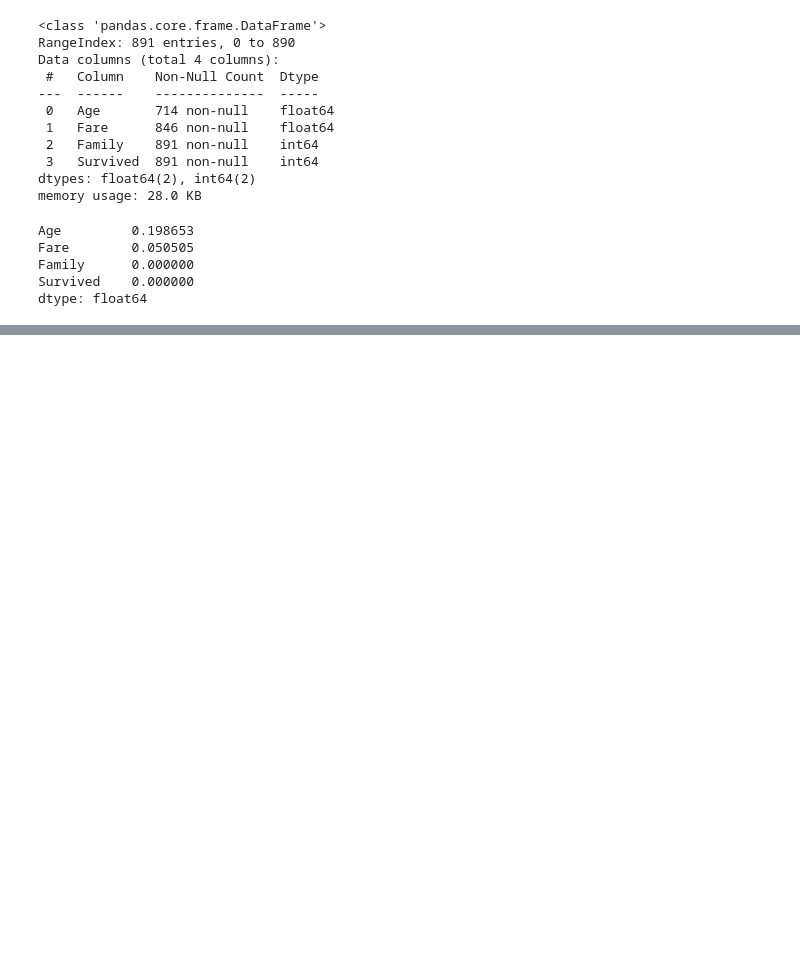
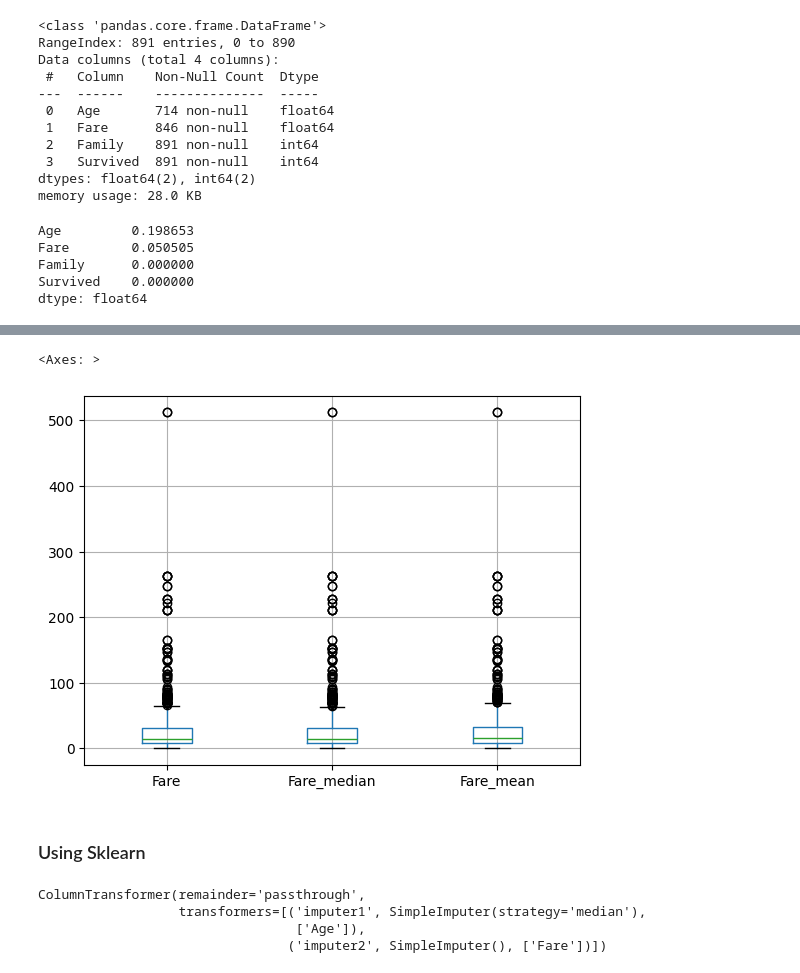
Before and after one commit to RaunakSachdeva2004/ML-100-Days, a Jupyter notebook: day36-imputing-numerical-data/mean-median-imputation.ipynb, the cells around one changed output, grey strips where cells are left out. Cells and saved outputs as stored; diff of their text form; code cells hidden in the pictures; blank space fills up the shorter version.

```diff
--- a/day36-imputing-numerical-data/mean-median-imputation.ipynb
+++ b/day36-imputing-numerical-data/mean-median-imputation.ipynb
@@ -45,0 +159,7 @@ y = df['Survived']
+# %%
+X_train[['Fare', 'Fare_median', 'Fare_mean']].boxplot()
+# %% [output]
+<Axes: >
+[figure, added]
+# %% [markdown]
+### Using Sklearn
@@ -45,0 +176,7 @@ y = df['Survived']
+# %%
+trf.fit(X_train)
+# %% [output]
+ColumnTransformer(remainder='passthrough',
+                  transformers=[('imputer1', SimpleImputer(strategy='median'),
+                                 ['Age']),
+                                ('imputer2', SimpleImputer(), ['Fare'])])
```
Also changed, not shown: parts of 20 cells of this notebook.
